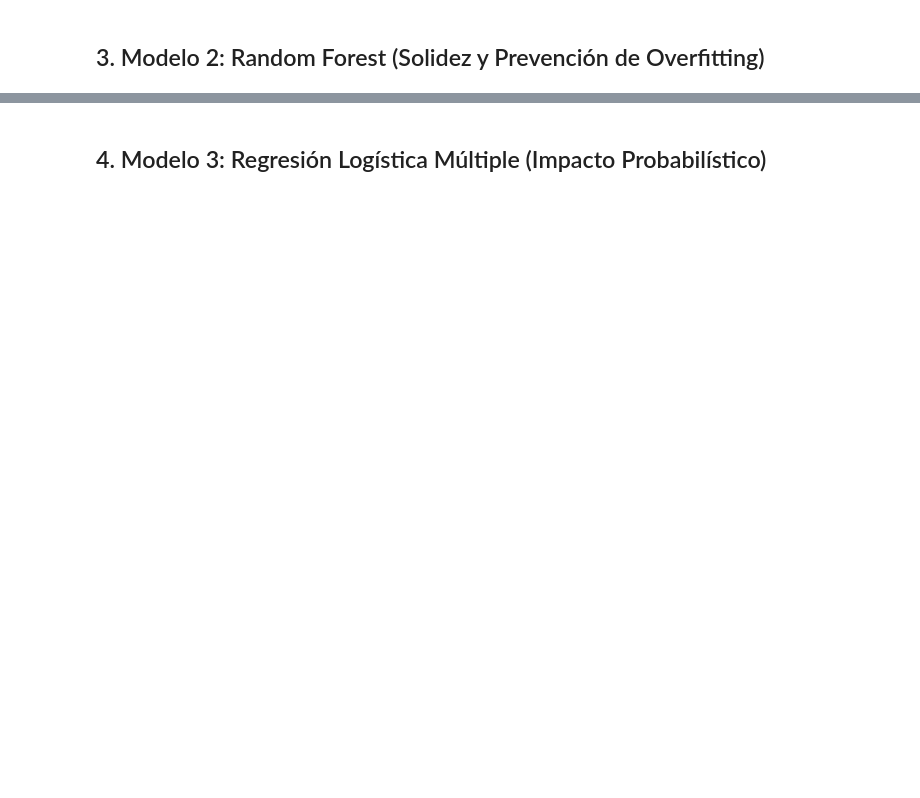
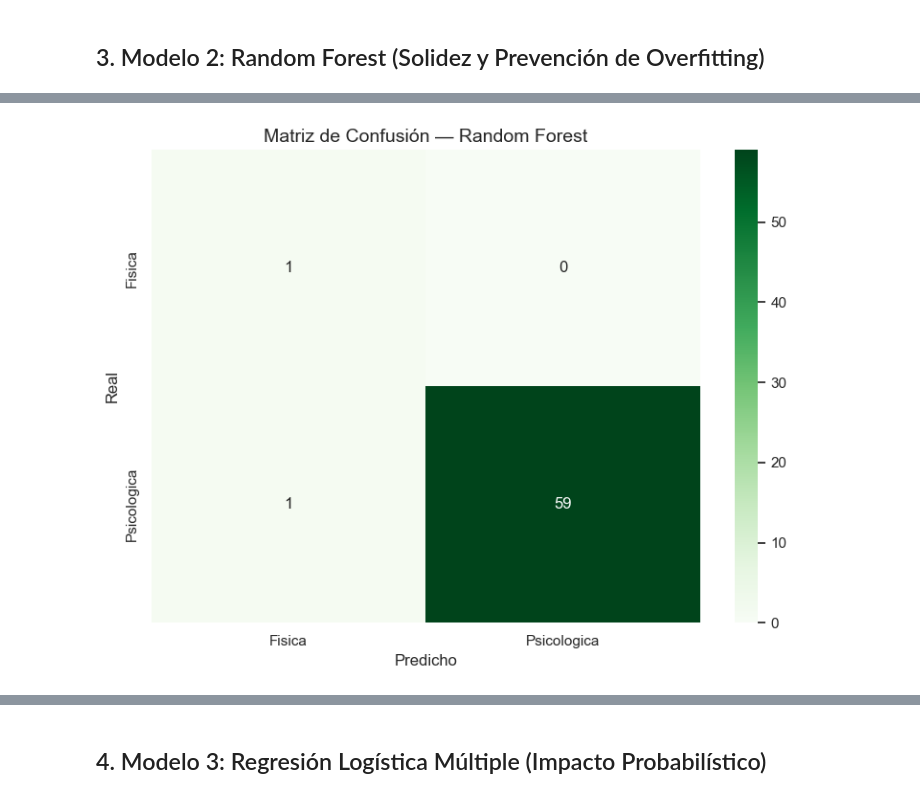
Before and after one commit to Vann06/MD_Proyecto1, a Jupyter notebook: Modelos_Predictivos/clasificacion_predictiva.ipynb, the cells around one changed output, grey strips where cells are left out. Saved outputs shown, nothing was run; the diff lists cells and outputs as text; code cells hidden in the pictures; blank space fills up the shorter version.

```diff
--- a/Modelos_Predictivos/clasificacion_predictiva.ipynb
+++ b/Modelos_Predictivos/clasificacion_predictiva.ipynb
@@ -151,21 +336,80 @@ plt.show()
 # %% [markdown]
 ## 3. Modelo 2: Random Forest (Solidez y Prevención de Overfitting)
-# %%
-# Entrenamos Random Forest con multiples estimadores
-rf = RandomForestClassifier(n_estimators=100, max_depth=5, random_state=42)
-rf.fit(X_train_scaled, y_train)
-
-y_pred_rf = rf.predict(X_test_scaled)
-print("--- REPORTE DE BOSQUES ALEATORIOS ---")
-print(classification_report(y_test, y_pred_rf, target_names=le.classes_))
-
-# Matriz de Importancia (El Insight Real)
-importances = rf.feature_importances_
-indices = np.argsort(importances)[::-1]
-
-plt.figure(figsize=(10, 5))
-sns.barplot(x=importances[indices], y=np.array(features)[indices], palette="magma")
-plt.title("Random Forest: Importancia de las Variables para Predecir VIF Predominante", fontsize=14)
-plt.xlabel("Peso Relativo en la Decisión (%)")
-plt.tight_layout()
-plt.show()
+# %%
+# ============================================================
+# TUNING: RANDOM FOREST
+# ============================================================
+param_grid_rf = {
+    'n_estimators': [100, 200],
+    'max_depth': [5, 7, 10],
+    'min_samples_split': [5, 10],
+    'min_samples_leaf': [2, 5]
+}
+
+grid_rf = GridSearchCV(
+    RandomForestClassifier(random_state=42, class_weight='balanced'),
+    param_grid_rf,
+    cv=5,
+    scoring='f1_macro',
+    n_jobs=-1
+)
+grid_rf.fit(X_train_scaled, y_train)
+
+print(f"✅ Mejores parámetros: {grid_rf.best_params_}")
+print(f"✅ Mejor F1 (CV): {grid_rf.best_score_:.4f}\n")
+
+rf = grid_rf.best_estimator_
+y_pred_rf = rf.predict(X_test_scaled)
+
+# ============================================================
+# MÉTRICAS GLOBALES
+# ============================================================
+print("=" * 60)
+print("MÉTRICAS GLOBALES — RANDOM FOREST")
+print("=" * 60)
+print(f"Accuracy:          {accuracy_score(y_test, y_pred_rf):.4f}")
+print(f"F1 Score (macro):  {f1_score(y_test, y_pred_rf, average='macro'):.4f}")
+print(f"F1 Score (weight): {f1_score(y_test, y_pred_rf, average='weighted'):.4f}")
+print(f"Precision (macro): {precision_score(y_test, y_pred_rf, average='macro', zero_division=0):.4f}")
+print(f"Recall (macro):    {recall_score(y_test, y_pred_rf, average='macro'):.4f}")
+
+print("\n" + "=" * 60)
+print("REPORTE POR CLASE")
+print("=" * 60)
+print(classification_report(y_test, y_pred_rf, target_names=le.classes_, zero_division=0))
+
+# ============================================================
+# MATRIZ DE CONFUSIÓN
+# ============================================================
+cm_rf = confusion_matrix(y_test, y_pred_rf)
+
+plt.figure(figsize=(8, 6))
+sns.heatmap(cm_rf, annot=True, fmt='d', cmap='Greens',
+            xticklabels=le.classes_, yticklabels=le.classes_)
+plt.title('Matriz de Confusión — Random Forest', fontsize=14)
+plt.xlabel('Predicho')
+plt.ylabel('Real')
+plt.tight_layout()
+plt.show()
+
+# ============================================================
+# IMPORTANCIA DE VARIABLES
+# ============================================================
+importances = rf.feature_importances_
+indices = np.argsort(importances)[::-1]
+
+plt.figure(figsize=(10, 6))
+sns.barplot(x=importances[indices], y=np.array(features)[indices], palette="magma")
+plt.title("Random Forest: Importancia de Variables", fontsize=14)
+plt.xlabel("Peso Relativo")
+plt.tight_layout()
+plt.show()
+
+# Tabla de importancias
+df_imp = pd.DataFrame({
+    'Variable': np.array(features)[indices],
+    'Importancia': importances[indices]
+}).round(4)
+print("\nRanking de importancia:")
+print(df_imp.to_string(index=False))
+# %% [output]
@@ -171,0 +433 @@ plt.show()
+[figure, added]
```
Also changed, not shown: parts of 13 cells of this notebook, 5 other files.
